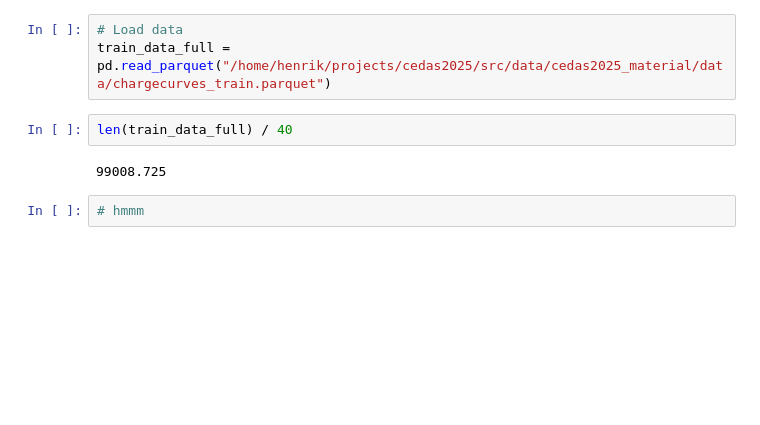
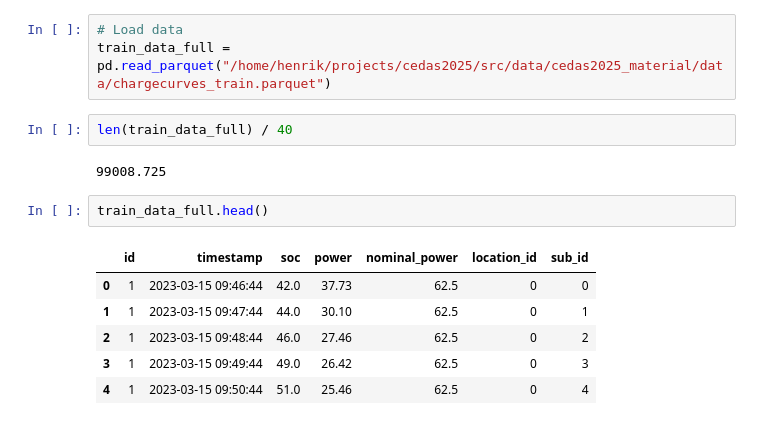
Before and after one commit to JakobBerg-Projects/CedasHackathon2025, a Jupyter notebook: src/henrik/experiments.ipynb, the cells around one changed output. Saved outputs shown, nothing was run; the diff lists cells and outputs as text; blank space fills up the shorter version.

```diff
--- a/src/henrik/experiments.ipynb
+++ b/src/henrik/experiments.ipynb
@@ -12,6 +27,13 @@ train_data_full = pd.read_parquet("/home/henrik/projects/cedas2025/src/data/ceda
 len(train_data_full) / 40
 # %% [output]
 99008.725
-# %%
-# hmmm
+# %%
+train_data_full.head()
+# %% [output]
+|  | id | timestamp | soc | power | nominal_power | location_id | sub_id |
+| 0 | 1 | 2023-03-15 09:46:44 | 42.0 | 37.73 | 62.5 | 0 | 0 |
+| 1 | 1 | 2023-03-15 09:47:44 | 44.0 | 30.10 | 62.5 | 0 | 1 |
+| 2 | 1 | 2023-03-15 09:48:44 | 46.0 | 27.46 | 62.5 | 0 | 2 |
+| 3 | 1 | 2023-03-15 09:49:44 | 49.0 | 26.42 | 62.5 | 0 | 3 |
+| 4 | 1 | 2023-03-15 09:50:44 | 51.0 | 25.46 | 62.5 | 0 | 4 |
 # %%
```
Also changed, not shown: parts of 22 cells of this notebook, 4 other files.
